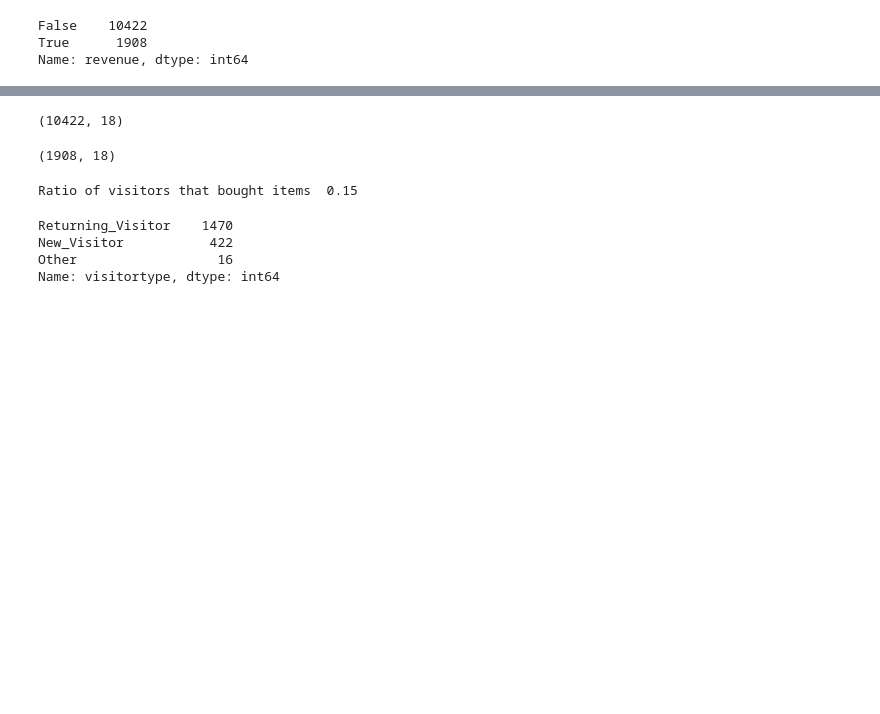
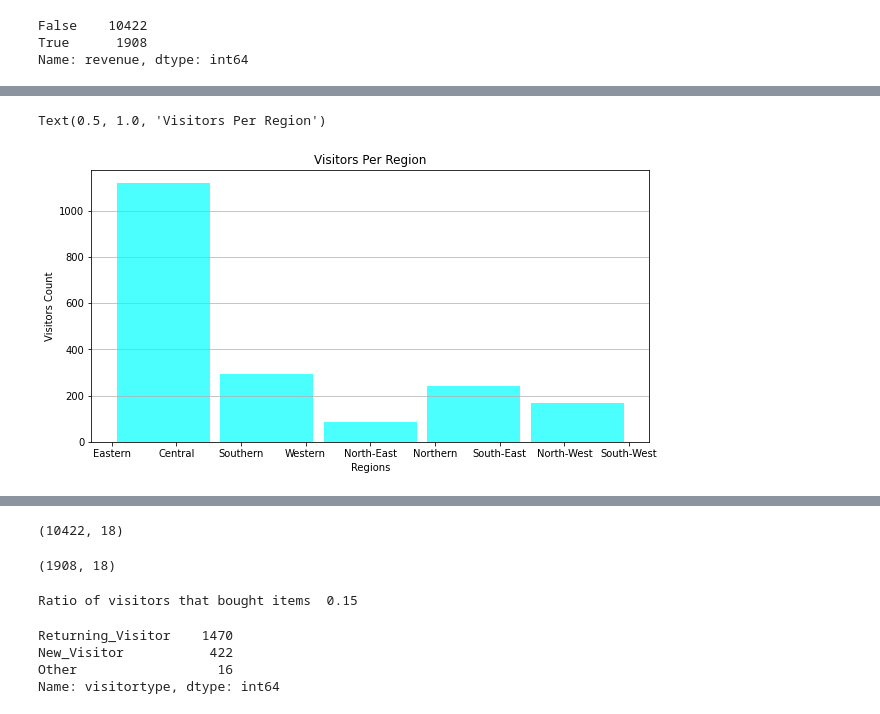
Before and after one commit to kimerajoseph/Mid-Term-Project, a Jupyter notebook: Mid-Term-Project.ipynb, the cells around one changed output, grey strips where cells are left out. Saved outputs shown, nothing was run; the diff lists cells and outputs as text; code cells hidden in the pictures; blank space fills up the shorter version.

```diff
--- a/Mid-Term-Project.ipynb
+++ b/Mid-Term-Project.ipynb
@@ -189,0 +236,12 @@ Name: traffictype, dtype: int64
+# %%
+# customers['region'].hist()
+plt.figure(figsize=(10,5))
+n, bins, patches = plt.hist(x=customers['region'], bins=5, color= 'cyan',
+                            alpha=0.7, rwidth=0.9)
+plt.grid(axis='y', alpha=0.9)
+plt.xlabel('Regions')
+plt.ylabel('Visitors Count')
+plt.title('Visitors Per Region')
+# %% [output]
+Text(0.5, 1.0, 'Visitors Per Region')
+[figure, added]
```
Also changed, not shown: parts of 110 cells of this notebook, 1 other file.
